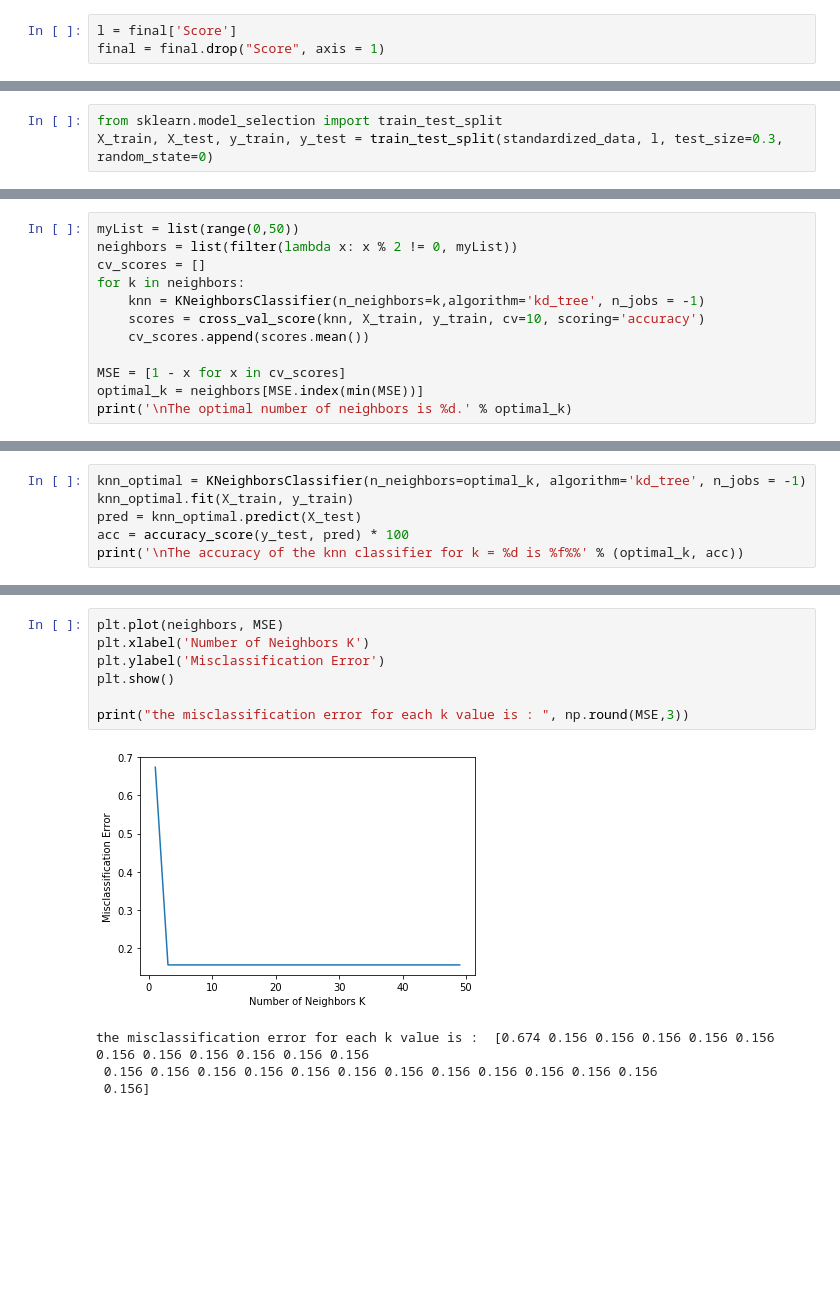
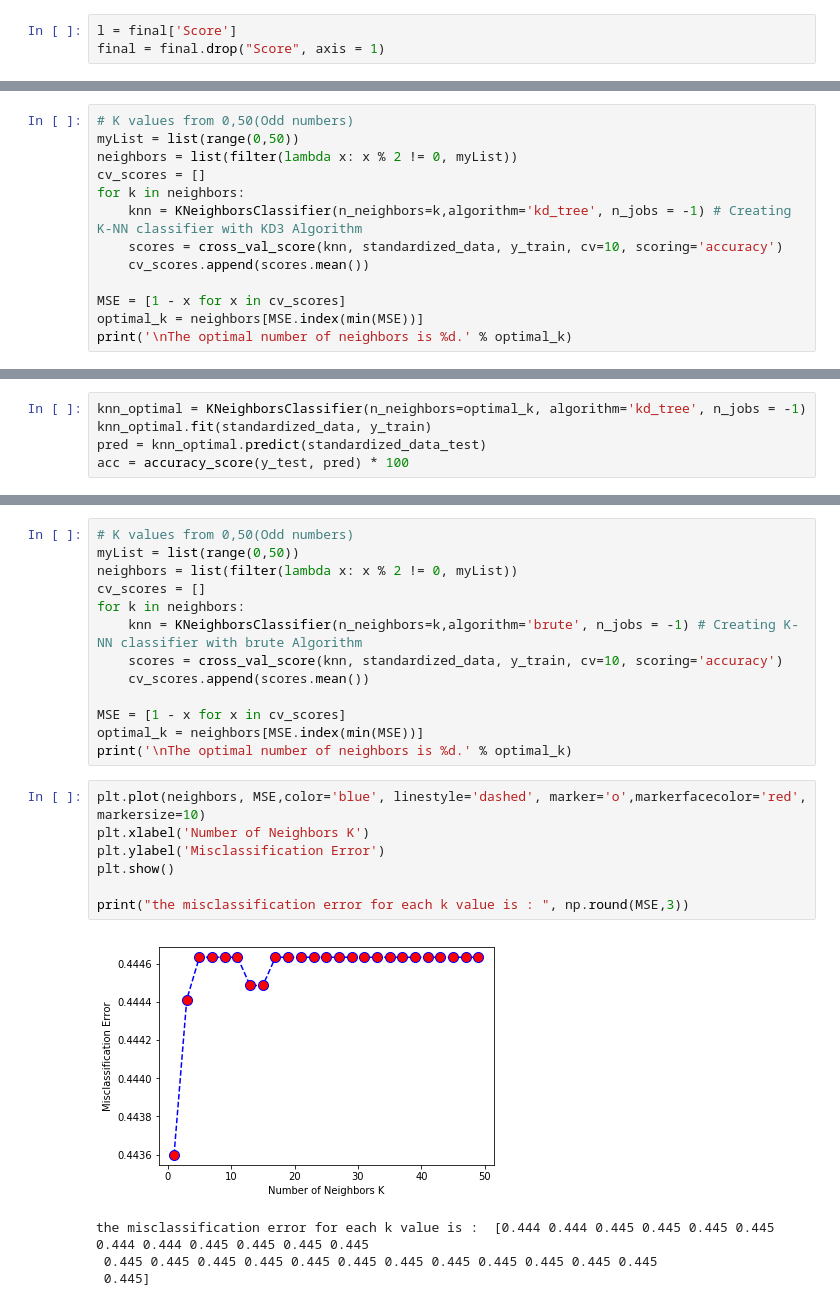
Before and after one commit to proyaschet/machine_learning, a Jupyter notebook: Knn- Implementation/tf-idf-knn.ipynb, the cells around one changed output, grey strips where cells are left out. Saved outputs shown, nothing was run; the diff lists cells and outputs as text; blank space fills up the shorter version.

```diff
--- a/Knn- Implementation/tf-idf-knn.ipynb
+++ b/Knn- Implementation/tf-idf-knn.ipynb
@@ -61,3 +88,0 @@ standardized_data = StandardScaler(with_mean = False).fit_transform(final_tf_idf
-# %%
-from sklearn.model_selection import train_test_split
-X_train, X_test, y_train, y_test = train_test_split(standardized_data, l, test_size=0.3, random_state=0)
@@ -64,10 +91,11 @@ X_train, X_test, y_train, y_test = train_test_split(standardized_data, l, test_s
 # %%
+# K values from 0,50(Odd numbers)
 myList = list(range(0,50))
 neighbors = list(filter(lambda x: x % 2 != 0, myList))
 cv_scores = []
 for k in neighbors:
-    knn = KNeighborsClassifier(n_neighbors=k,algorithm='kd_tree', n_jobs = -1)
-    scores = cross_val_score(knn, X_train, y_train, cv=10, scoring='accuracy')
+    knn = KNeighborsClassifier(n_neighbors=k,algorithm='kd_tree', n_jobs = -1) # Creating K-NN classifier with KD3 Algorithm
+    scores = cross_val_score(knn, standardized_data, y_train, cv=10, scoring='accuracy')
     cv_scores.append(scores.mean())
 
 MSE = [1 - x for x in cv_scores]
@@ -78,6 +118,5 @@ The optimal number of neighbors is 3.
 # %%
 knn_optimal = KNeighborsClassifier(n_neighbors=optimal_k, algorithm='kd_tree', n_jobs = -1)
-knn_optimal.fit(X_train, y_train)
-pred = knn_optimal.predict(X_test)
+knn_optimal.fit(standardized_data, y_train)
+pred = knn_optimal.predict(standardized_data_test)
 acc = accuracy_score(y_test, pred) * 100
-print('\nThe accuracy of the knn classifier for k = %d is %f%%' % (optimal_k, acc))
@@ -86,12 +141,25 @@ The accuracy of the knn classifier for k = 3 is 82.000000%
+# %%
+# K values from 0,50(Odd numbers)
+myList = list(range(0,50))
+neighbors = list(filter(lambda x: x % 2 != 0, myList))
+cv_scores = []
+for k in neighbors:
+    knn = KNeighborsClassifier(n_neighbors=k,algorithm='brute', n_jobs = -1) # Creating K-NN classifier with brute Algorithm
+    scores = cross_val_score(knn, standardized_data, y_train, cv=10, scoring='accuracy')
+    cv_scores.append(scores.mean())
+
+MSE = [1 - x for x in cv_scores]
+optimal_k = neighbors[MSE.index(min(MSE))]
+print('\nThe optimal number of neighbors is %d.' % optimal_k)
 # %%
-plt.plot(neighbors, MSE)
+plt.plot(neighbors, MSE,color='blue', linestyle='dashed', marker='o',markerfacecolor='red', markersize=10)
 plt.xlabel('Number of Neighbors K')
 plt.ylabel('Misclassification Error')
 plt.show()
 
 print("the misclassification error for each k value is : ", np.round(MSE,3))
 # %% [output]
-[figure, old version]
+[figure, new version]
-the misclassification error for each k value is :  [0.674 0.156 0.156 0.156 0.156 0.156 0.156 0.156 0.156 0.156 0.156 0.156
- 0.156 0.156 0.156 0.156 0.156 0.156 0.156 0.156 0.156 0.156 0.156 0.156
- 0.156]
+the misclassification error for each k value is :  [0.444 0.444 0.445 0.445 0.445 0.445 0.444 0.444 0.445 0.445 0.445 0.445
+ 0.445 0.445 0.445 0.445 0.445 0.445 0.445 0.445 0.445 0.445 0.445 0.445
+ 0.445]
```
Also changed, not shown: parts of 26 cells of this notebook, 1 other file.
